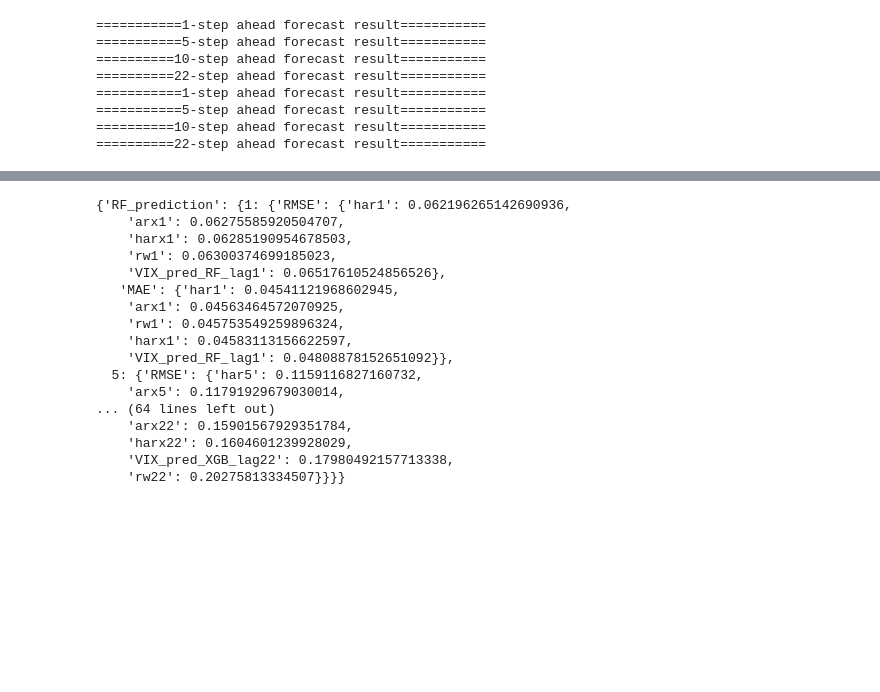
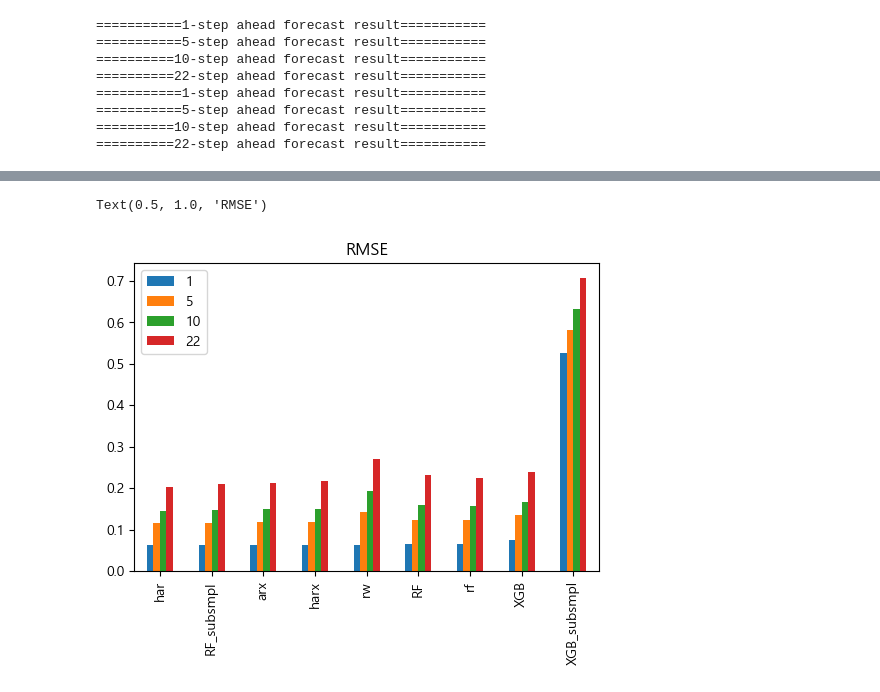
Before and after one commit to Inundata/forecasting-vix, a Jupyter notebook: py-codes/result.ipynb, the cells around one changed output, grey strips where cells are left out. Saved outputs shown, nothing was run; the diff lists cells and outputs as text; code cells hidden in the pictures; blank space fills up the shorter version.

```diff
--- a/py-codes/result.ipynb
+++ b/py-codes/result.ipynb
@@ -55,7 +46,7 @@ fin_result = {}
 for pred_type in ["RF_prediction", "XGB_prediction"]:
 
     py_result = {}
-    for h in forecast_horizon:
+    for h in forecast_horizon[:]:
         df = []
         tmp = result[pred_type][h].copy()
         tmp_subsmpl = result_subsmpl[pred_type][h].copy()
@@ -69,6 +60,7 @@ for pred_type in ["RF_prediction", "XGB_prediction"]:
         df.append(tmp)
         df.append(tmp_subsmpl)
         df = reduce(lambda l, r: pd.merge(l, r, left_index = True, right_index = True), df)
+        df = df.loc[:datetime(2013, 1, 15), :]
 
         py_result[h] = df
 
@@ -219,20 +176,0 @@ r_result
-# %%
-total_result
-# %% [output]
-{'RF_prediction': {1: {'RMSE': {'har1': 0.062196265142690936,
-    'arx1': 0.06275585920504707,
-    'harx1': 0.06285190954678503,
-    'rw1': 0.06300374699185023,
-    'VIX_pred_RF_lag1': 0.06517610524856526},
-   'MAE': {'har1': 0.04541121968602945,
-    'arx1': 0.04563464572070925,
-    'rw1': 0.045753549259896324,
-    'harx1': 0.04583113156622597,
-    'VIX_pred_RF_lag1': 0.04808878152651092}},
-  5: {'RMSE': {'har5': 0.1159116827160732,
-    'arx5': 0.11791929679030014,
-... (64 lines left out)
-    'arx22': 0.15901567929351784,
-    'harx22': 0.1604601239928029,
-    'VIX_pred_XGB_lag22': 0.17980492157713338,
-    'rw22': 0.20275813334507}}}}
@@ -238,0 +193,35 @@ total_result
+# %%
+mses = []
+maes = []
+for h in forecast_horizon:
+    RF_mse = pd.DataFrame.from_dict(total_result["RF_prediction"][h]["RMSE"], orient = "index"
+                                    , columns = [h]).T
+    XGB_mse = pd.DataFrame.from_dict(total_result["XGB_prediction"][h]["RMSE"], orient = "index"
+                                    , columns = [h]).T
+
+
+    RF_mae = pd.DataFrame.from_dict(total_result["RF_prediction"][h]["MAE"], orient = "index"
+                                    , columns = [h]).T
+    XGB_mae = pd.DataFrame.from_dict(total_result["XGB_prediction"][h]["MAE"], orient = "index"
+                                    , columns = [h]).T
+
+    mse = pd.merge(RF_mse, XGB_mse, left_index = True, right_index = True)
+    mae = pd.merge(RF_mae, XGB_mae, left_index = True, right_index = True)
+
+    mse.drop(columns = [x for x in mse.columns if "_y" in x], inplace = True)
+    mae.drop(columns = [x for x in mae.columns if "_y" in x], inplace = True)
+
+    mse.columns = [x.split('_')[0] if "_x" in x else x for x in mse.columns]
+    mae.columns = [x.split('_')[0] if '_x' in x else x for x in mae.columns]
+
+    mse.columns = [clean_col(x) for x in mse.columns]
+    mae.columns = [clean_col(x) for x in mae.columns]
+
+    mse = mse.T
+    mae = mae.T
+
+    mses.append(mse)
+    maes.append(mae)
+
+mses = pd.concat(mses, axis = 1)
+maes = pd.concat(maes, axis = 1)
@@ -238,0 +236,8 @@ total_result
+# %%
+f, ax = plt.subplots(1, 1, figsize = (6, 4))
+
+mses.plot(kind = "bar", ax = ax)
+plt.title("RMSE")
+# %% [output]
+Text(0.5, 1.0, 'RMSE')
+[figure, added]
```
Also changed, not shown: parts of 9 cells of this notebook, 1 other file.
